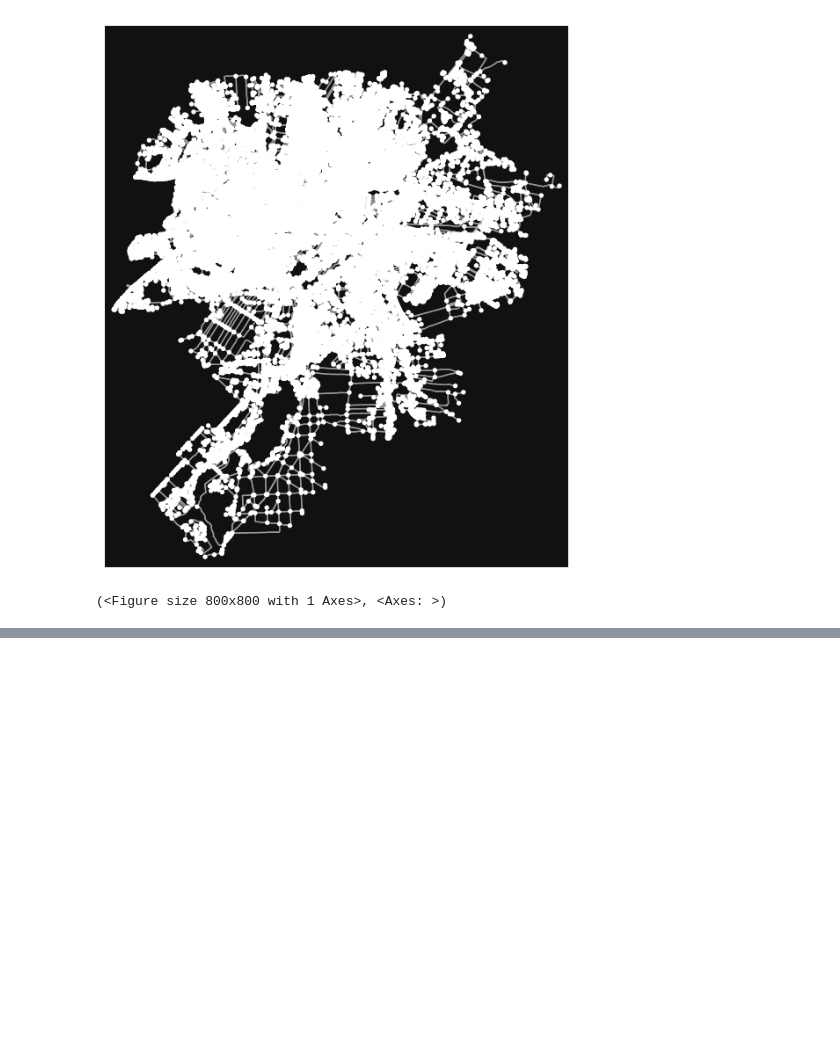
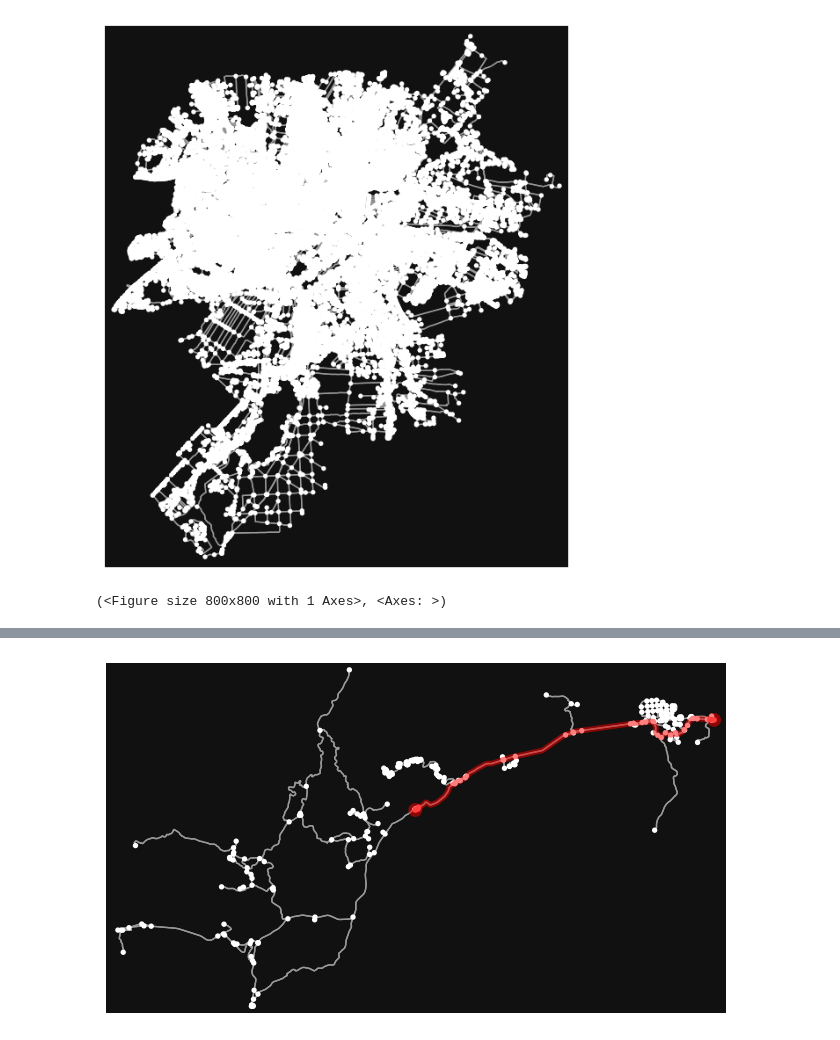
Before and after one commit to barszot/cassini2023, a Jupyter notebook: main.ipynb, the cells around one changed output, grey strips where cells are left out. Saved outputs shown, nothing was run; the diff lists cells and outputs as text; code cells hidden in the pictures; blank space fills up the shorter version.

```diff
--- a/main.ipynb
+++ b/main.ipynb
@@ -70,7 +68,7 @@ if source_location and dest_location:
     print(f"Destination location: {dest_address}")
 
     # Use osmnx to retrieve the street network for the specified area
-    graph = ox.graph_from_point(source_coords, distance=500, network_type='all')
+    graph = ox.graph_from_point(source_coords, dist=20000, network_type='all')
 
     # Find the nearest network nodes to the source and destination locations
     orig = ox.distance.nearest_nodes(graph, source_coords[1], source_coords[0])
@@ -90,0 +89,94 @@ TypeError: graph_from_point() got an unexpected keyword argument 'distance'
+# %%
+## example punkt (11.5003, 42.8611)
+
+import osmnx as ox
+import networkx as nx
+from geopy.geocoders import Nominatim
+
+def count_lenght(route:list, graph):
+    # Initialize the total length of the road
+    total_length = 0.0
+
+    # Iterate through the nodes in the route to calculate the length of the road
+    for i in range(len(route) - 1):
+        start_node = route[i]
+        end_node = route[i + 1]
+
+        # Get the length (in meters) of the edge between the current and next node
+        edge_length = graph[start_node][end_node][0].get('length', 0)
+
+        # Accumulate the edge length to the total length
+        total_length += edge_length
+
+    return total_length/1000
+
+def get_route(source_coords:tuple, dest_coords:tuple, is_truck:bool) -> list:
+    # Specify the source and destination coordinates as latitude and longitude
+
+    # Initialize the Nominatim geocoder
+    geolocator = Nominatim(user_agent="shortest_path_calculator")
+
+    # Use reverse geocoding to find the nearest network nodes to the specified coordinates
+    source_location = geolocator.reverse(source_coords, exactly_one=True)
+    dest_location = geolocator.reverse(dest_coords, exactly_one=True)
+
+    if source_location and dest_location:
+        source_address = source_location.address
+        dest_address = dest_location.address
+
+        print(f"Source location: {source_address}")
+        print(f"Destination location: {dest_address}")
+
+        trucky = is_truck
+
+        if trucky:
+            filter = "['highway'~'motorway|trunk|primary|secondary|tertiary']"
+        else:
+            filter = "['highway'~'motorway|trunk|primary|secondary|tertiary|service|track']"
+        # Use osmnx to retrieve the street network for the specified area
+        print(source_address)
+        graph = ox.graph_from_point(source_coords, dist=20000, network_type='drive', custom_filter=filter)
+
+        # Find the nearest network nodes to the source and destination locations
+        orig = ox.distance.nearest_nodes(graph, source_coords[1], source_coords[0])
+        dest = ox.distance.nearest_nodes(graph, dest_coords[1], dest_coords[0])
+
+        # Calculate the shortest path using networkx
+        route = nx.shortest_path(graph, orig, dest, weight='time')
+
+        ox.plot.plot_graph_route(graph, route)
+
+        # Print the shortest path
+        print("Shortest path nodes:", route)
+
+    else:
+        print("Location not found.")
+
+    return route, graph
+
+def shortest_path(source_coords:tuple, dest_coords:tuple) -> list:
+    is_truckacess = False
+    is_straightline = False
+
+
+    route, graph = get_route(source_coords, dest_coords, is_truckacess)
+    length = count_lenght(route, graph)
+
+    return [length, is_truckacess, is_straightline]
+
+def truckAccesiblePath(source_coords:tuple, dest_coords:tuple) -> list:
+    is_truckacess = True
+    is_straightline = False
+
+    route, graph = get_route(source_coords, dest_coords, is_truckacess)
+    length = count_lenght(route, graph)
+
+    return [length, is_truckacess, is_straightline]
+
+def euklidesPath(source_coords, dest_coords):
+    is_truckacess = False
+    is_straightline = True
+    return 0
+
+shortest_path((11.4988, 42.8573), (11.5849,43.1408))
+# %% [output]
@@ -90,0 +186 @@ TypeError: graph_from_point() got an unexpected keyword argument 'distance'
+[figure, added]
```
Also changed, not shown: parts of 3 cells of this notebook.
